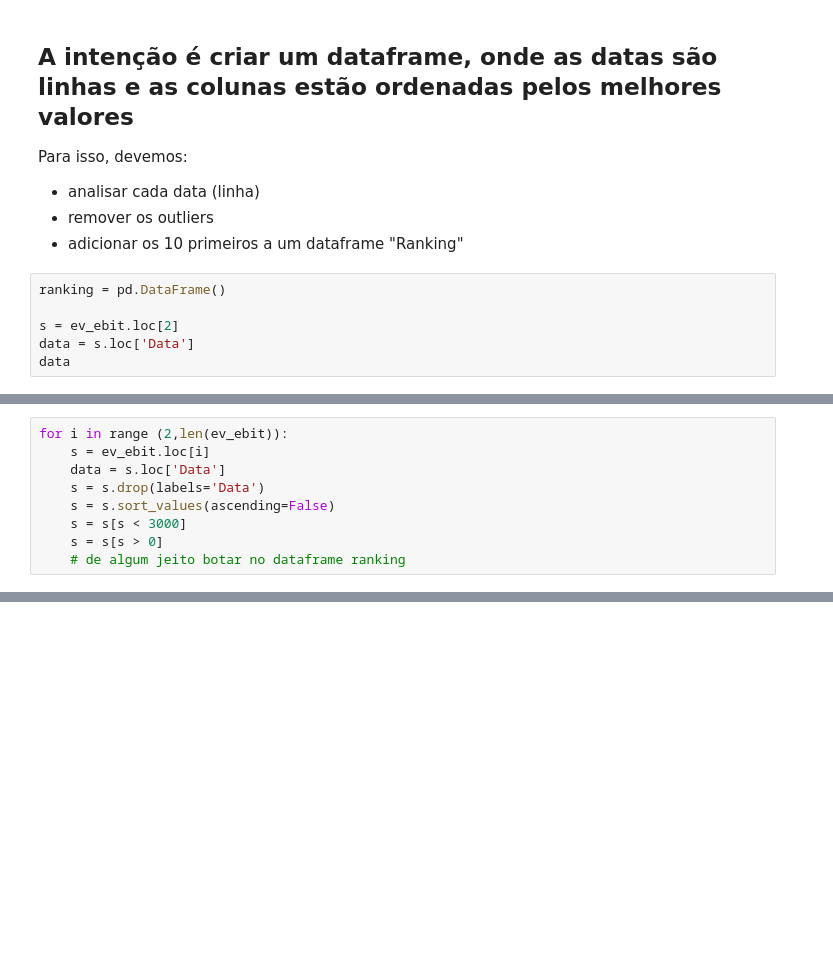
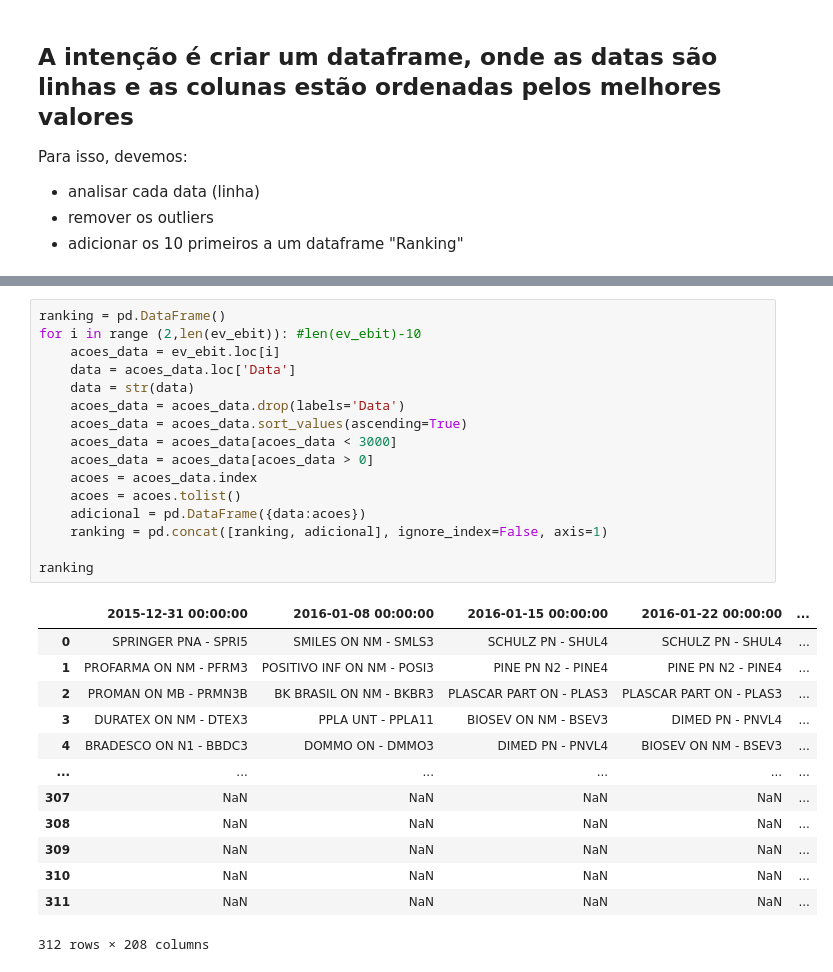
Before and after one commit to salekk/Indicators_analysis, a Jupyter notebook: BRUTO/Análises.ipynb, the cells around one changed output, grey strips where cells are left out. Drawn from its saved outputs; the diff is of its cells as text; blank space fills up the shorter version.

Commit message:
Ranking concluido

```diff
--- a/BRUTO/Análises.ipynb
+++ b/BRUTO/Análises.ipynb
@@ -54,9 +54,3 @@ Para isso, devemos:
 - analisar cada data (linha)
 - remover os outliers
 - adicionar os 10 primeiros a um dataframe "Ranking"
-# %%
-ranking = pd.DataFrame()
-
-s = ev_ebit.loc[2]
-data = s.loc['Data']
-data
@@ -65,9 +56,0 @@ Timestamp('2015-12-31 00:00:00')
-# %%
-for i in range (2,len(ev_ebit)):
-    s = ev_ebit.loc[i]
-    data = s.loc['Data']
-    s = s.drop(labels='Data')
-    s = s.sort_values(ascending=False)
-    s = s[s < 3000]
-    s = s[s > 0]
-    # de algum jeito botar no dataframe ranking
@@ -87,0 +57,30 @@ for i in range (2,len(ev_ebit)):
+# %%
+ranking = pd.DataFrame()
+for i in range (2,len(ev_ebit)): #len(ev_ebit)-10
+    acoes_data = ev_ebit.loc[i]
+    data = acoes_data.loc['Data']
+    data = str(data)
+    acoes_data = acoes_data.drop(labels='Data')
+    acoes_data = acoes_data.sort_values(ascending=True)
+    acoes_data = acoes_data[acoes_data < 3000]
+    acoes_data = acoes_data[acoes_data > 0]
+    acoes = acoes_data.index
+    acoes = acoes.tolist()
+    adicional = pd.DataFrame({data:acoes})
+    ranking = pd.concat([ranking, adicional], ignore_index=False, axis=1)
+
+ranking
+# %% [output]
+|  | 2015-12-31 00:00:00 | 2016-01-08 00:00:00 | 2016-01-15 00:00:00 | 2016-01-22 00:00:00 | ... |
+| 0 | SPRINGER PNA - SPRI5 | SMILES ON NM - SMLS3 | SCHULZ PN - SHUL4 | SCHULZ PN - SHUL4 | ... |
+| 1 | PROFARMA ON NM - PFRM3 | POSITIVO INF ON NM - POSI3 | PINE PN N2 - PINE4 | PINE PN N2 - PINE4 | ... |
+| 2 | PROMAN ON MB - PRMN3B | BK BRASIL ON NM - BKBR3 | PLASCAR PART ON - PLAS3 | PLASCAR PART ON - PLAS3 | ... |
+| 3 | DURATEX ON NM - DTEX3 | PPLA UNT - PPLA11 | BIOSEV ON NM - BSEV3 | DIMED PN - PNVL4 | ... |
+| 4 | BRADESCO ON N1 - BBDC3 | DOMMO ON - DMMO3 | DIMED PN - PNVL4 | BIOSEV ON NM - BSEV3 | ... |
+| ... | ... | ... | ... | ... | ... |
+| 307 | NaN | NaN | NaN | NaN | ... |
+| 308 | NaN | NaN | NaN | NaN | ... |
+| 309 | NaN | NaN | NaN | NaN | ... |
+| 310 | NaN | NaN | NaN | NaN | ... |
+| 311 | NaN | NaN | NaN | NaN | ... |
+312 rows × 208 columns
```
Also changed, not shown: parts of 2 cells of this notebook.
